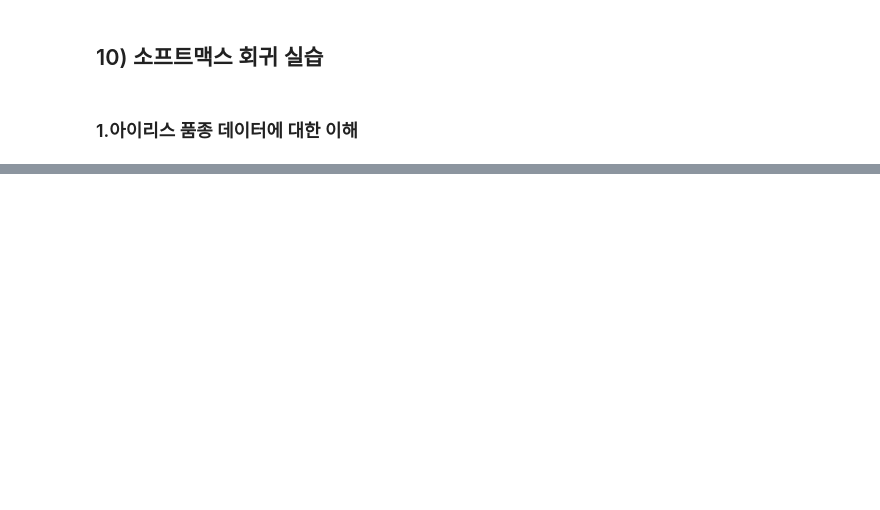
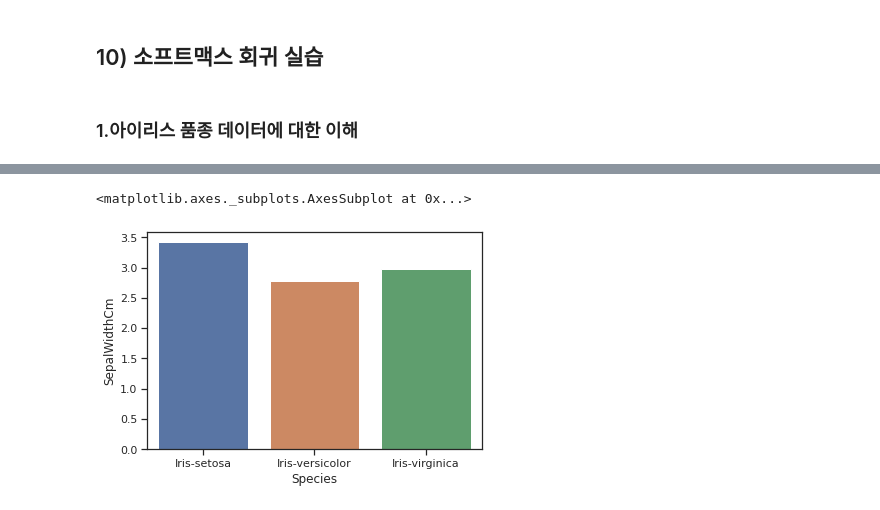
Before and after one commit to euneun316/NLP-Study, a Jupyter notebook: Natural Language Processing/Machine_Learning.ipynb, the cells around one changed output, grey strips where cells are left out. Saved outputs shown, nothing was run; the diff lists cells and outputs as text; code cells hidden in the pictures; blank space fills up the shorter version.

```diff
--- a/Natural Language Processing/Machine_Learning.ipynb
+++ b/Natural Language Processing/Machine_Learning.ipynb
@@ -808,0 +1127,6 @@ print(model.predict(X))
+# %%
+# 각 종과 특성에 대한 연관 관계
+sns.barplot(data['Species'], data['SepalWidthCm'], ci=None)
+# %% [output]
+<matplotlib.axes._subplots.AxesSubplot at 0x...>
+[figure, added]
```
Also changed, not shown: parts of 88 cells of this notebook.
